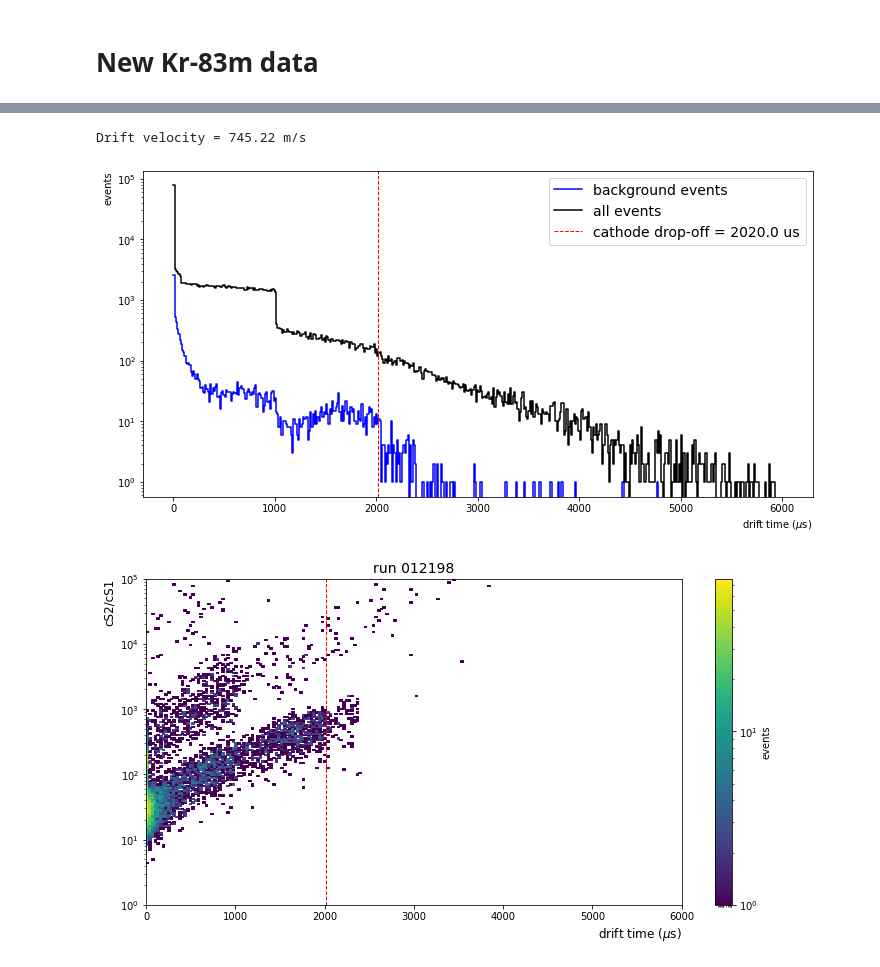
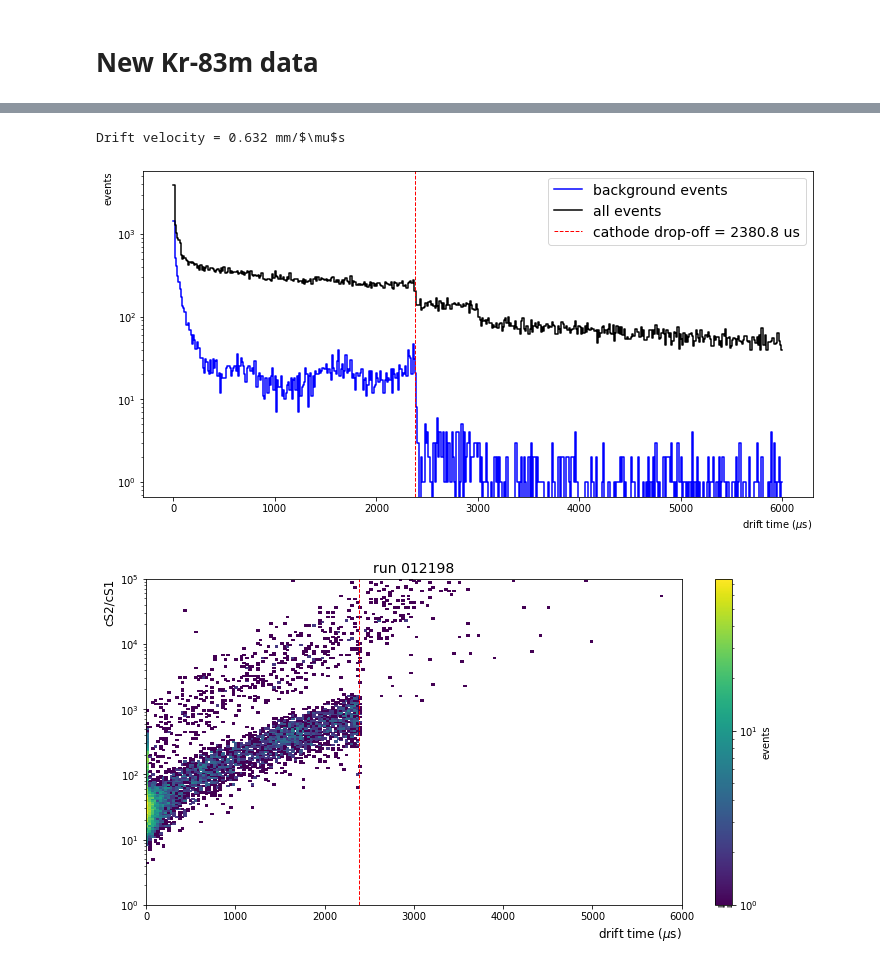
Before and after one commit to valerioda/xenon-note, a Jupyter notebook: fast_response_analysis/bkg-Kr_data-comparison.ipynb, the cells around one changed output, grey strips where cells are left out. Saved outputs shown, nothing was run; the diff lists cells and outputs as text; code cells hidden in the pictures.

```diff
--- a/fast_response_analysis/bkg-Kr_data-comparison.ipynb
+++ b/fast_response_analysis/bkg-Kr_data-comparison.ipynb
@@ -369,6 +199,6 @@ psu.rectangle(area3, aft3, 'g')
 # %%
-vd_kr2 = drift_velocity(run_kr2,area2, aft2, width2)
+vd_kr2 = ddu.drift_velocity(st, run_kr2,area2, aft2, width2)
 # %% [output]
-Drift velocity = 745.22 m/s
+Drift velocity = 0.632 mm/$\mu$s
-[figure, old version]
+[figure, new version]
-[figure, old version]
+[figure, new version]
```
Also changed, not shown: parts of 37 cells of this notebook, 2 other files.
